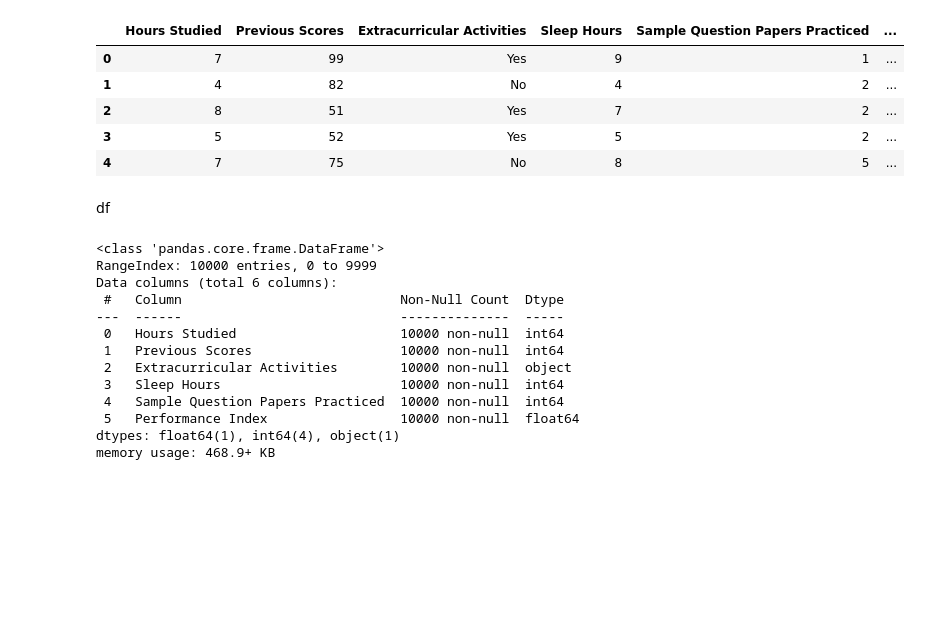
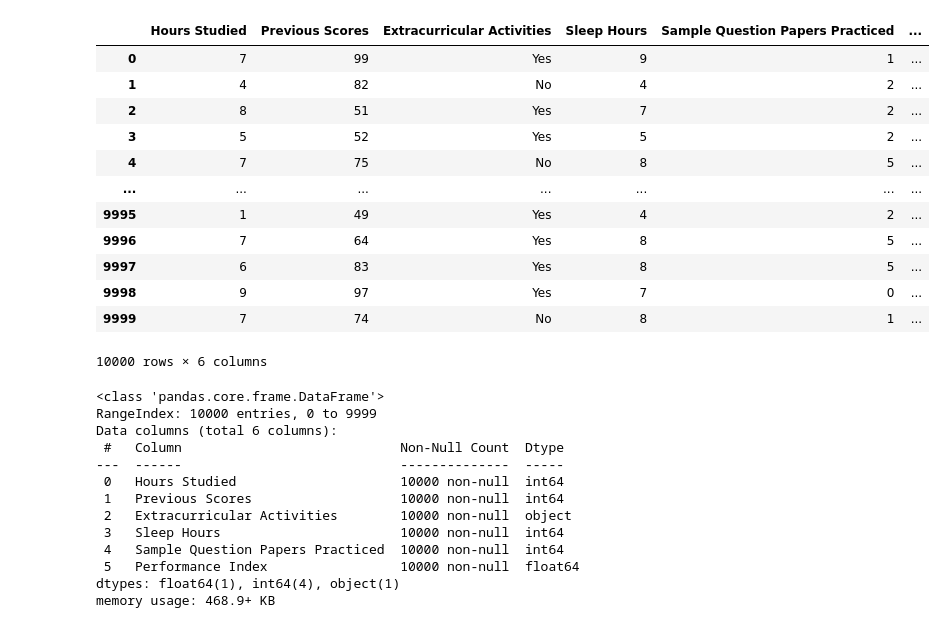
Before and after one commit to AliatTidiany/Supervised_Methods_Project, a Jupyter notebook: Student_Performance.ipynb, the cells around one changed output. Drawn from its saved outputs; the diff is of its cells as text; code cells hidden in the pictures; blank space fills up the shorter version.

```diff
--- a/Student_Performance.ipynb
+++ b/Student_Performance.ipynb
@@ -10,16 +12,21 @@ from sklearn.metrics import accuracy_score, f1_score
 # %%
 df = pd.read_csv("Student_Performance.csv")
 # %%
-df.head(5)
+df
 # %% [output]
 |  | Hours Studied | Previous Scores | Extracurricular Activities | Sleep Hours | Sample Question Papers Practiced | ... |
 | 0 | 7 | 99 | Yes | 9 | 1 | ... |
 | 1 | 4 | 82 | No | 4 | 2 | ... |
 | 2 | 8 | 51 | Yes | 7 | 2 | ... |
 | 3 | 5 | 52 | Yes | 5 | 2 | ... |
 | 4 | 7 | 75 | No | 8 | 5 | ... |
+| ... | ... | ... | ... | ... | ... | ... |
+| 9995 | 1 | 49 | Yes | 4 | 2 | ... |
+| 9996 | 7 | 64 | Yes | 8 | 5 | ... |
+| 9997 | 6 | 83 | Yes | 8 | 5 | ... |
+| 9998 | 9 | 97 | Yes | 7 | 0 | ... |
+| 9999 | 7 | 74 | No | 8 | 1 | ... |
+10000 rows × 6 columns
-# %% [markdown]
-df
 # %%
 df.info()
 # %% [output]
```
Also changed, not shown: parts of 32 cells of this notebook, 9 other files.
